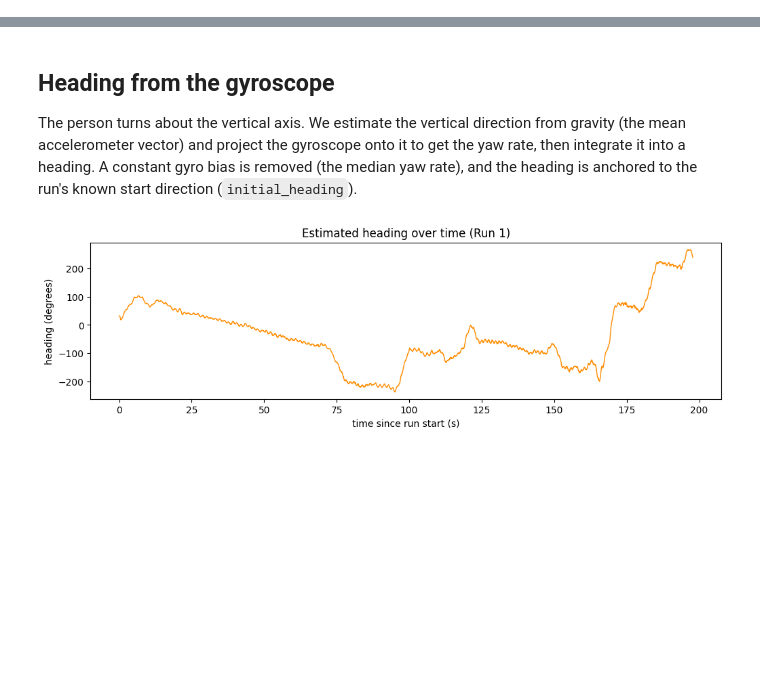
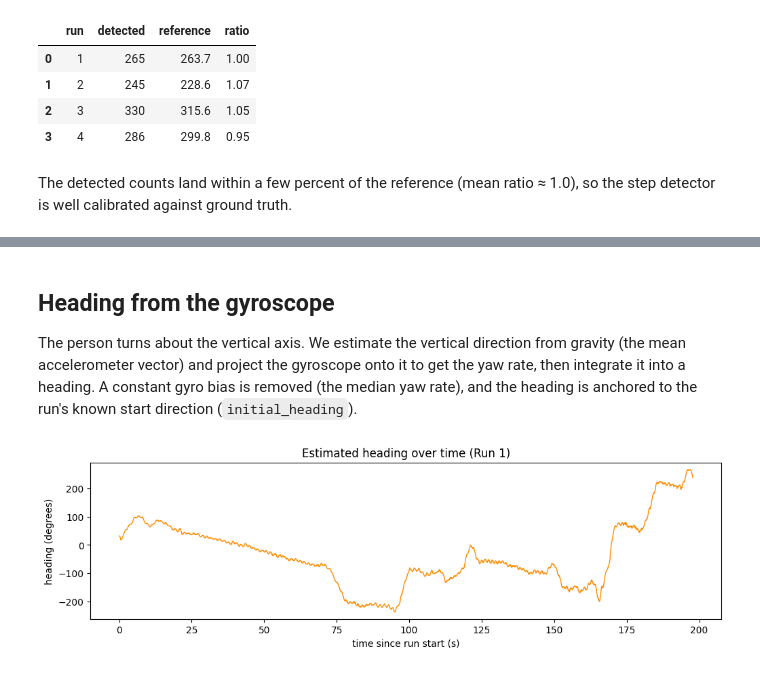
Before and after one commit to FarrukhRasool/Indoor-Navigation-with-Smartphone, a Jupyter notebook: notebooks/03_Step_Detection.ipynb, the cells around one changed output, grey strips where cells are left out. Saved outputs shown, nothing was run; the diff lists cells and outputs as text; code cells hidden in the pictures; blank space fills up the shorter version.

```diff
--- a/notebooks/03_Step_Detection.ipynb
+++ b/notebooks/03_Step_Detection.ipynb
@@ -14,16 +15,19 @@ import sys
 sys.path.append("../src")
 %matplotlib inline
 
+import numpy as np
+import pandas as pd
 import matplotlib.pyplot as plt
-import pandas as pd
 
 import preprocessing
 import imu
+import evaluation
 import visualization as viz
 
 RAW = "../data/raw"
+REF = "../assignment/Paths_references.xlsx"
 
-# Load Run 1 and use its known start conditions (start position + initial heading).
+# Load Run 1 and its known start conditions (start position + initial heading).
 run = preprocessing.load_run(1, raw_dir=RAW)
 cfg = preprocessing.RUN_START[1]
 # %% [markdown]
@@ -46,0 +58,22 @@ cadence        : 1.40 steps/s
+# %%
+rows = []
+for run_id in [1, 2, 3, 4]:
+    r = preprocessing.load_run(run_id, raw_dir=RAW)
+    detected = len(imu.detect_steps(r.accel))
+    reference_total = evaluation.load_reference(run_id, reference_file=REF).iloc[-1]["sum_steps"]
+    rows.append({
+        "run": run_id,
+        "detected": detected,
+        "reference": round(reference_total, 1),
+        "ratio": round(detected / reference_total, 2),
+    })
+pd.DataFrame(rows)
+# %% [output]
+|  | run | detected | reference | ratio |
+| 0 | 1 | 265 | 263.7 | 1.00 |
+| 1 | 2 | 245 | 228.6 | 1.07 |
+| 2 | 3 | 330 | 315.6 | 1.05 |
+| 3 | 4 | 286 | 299.8 | 0.95 |
+# %% [markdown]
+The detected counts land within a few percent of the reference (mean ratio ≈ 1.0),
+so the step detector is well calibrated against ground truth.
```
Also changed, not shown: parts of 16 cells of this notebook, 14 other files.
